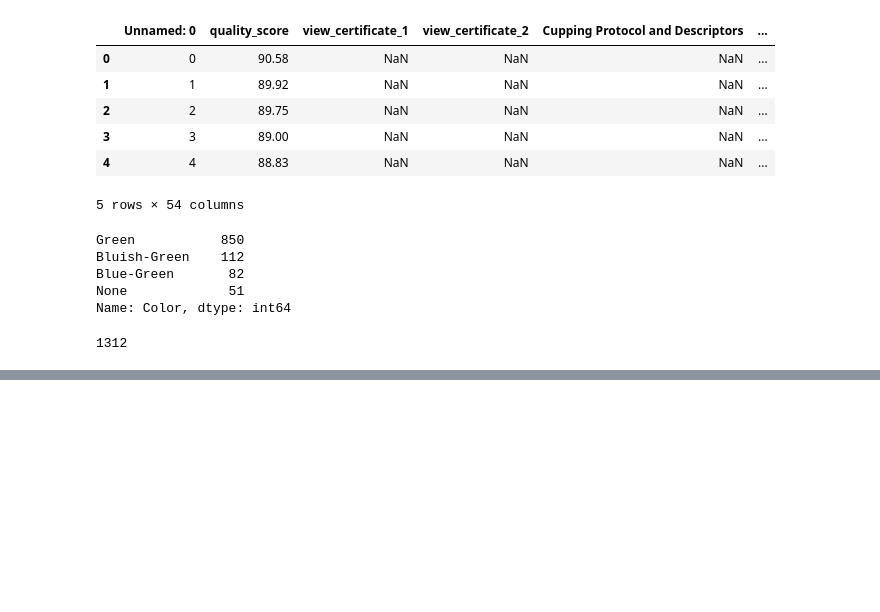
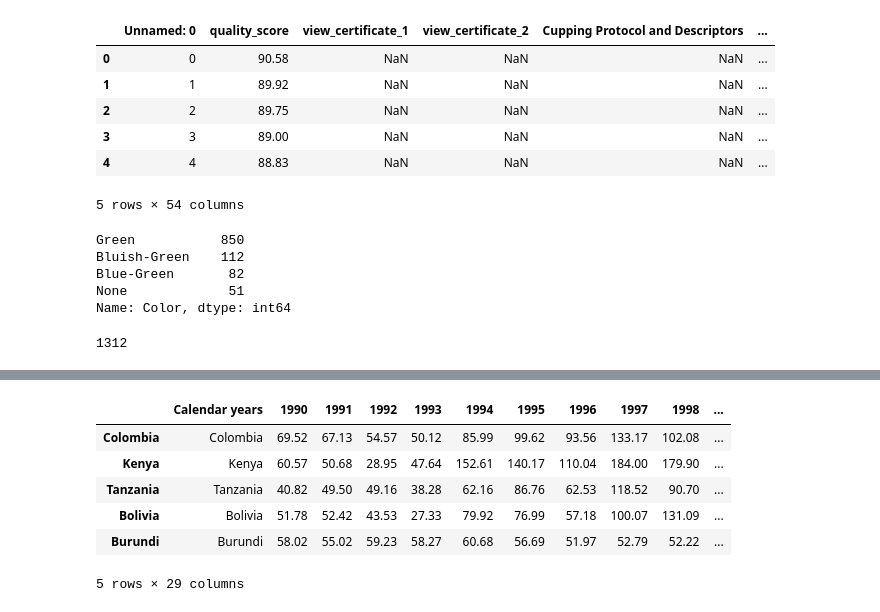
Before and after one commit to kahartman2/coffee_classification, a Jupyter notebook: clean_data.ipynb, the cells around one changed output, grey strips where cells are left out. Saved outputs shown, nothing was run; the diff lists cells and outputs as text; code cells hidden in the pictures; blank space fills up the shorter version.

```diff
--- a/clean_data.ipynb
+++ b/clean_data.ipynb
@@ -210,0 +245,10 @@ Name: Altitude, dtype: object
+# %%
+price_df.head()
+# %% [output]
+|  | Calendar years | 1990 | 1991 | 1992 | 1993 | 1994 | 1995 | 1996 | 1997 | 1998 | ... |
+| Colombia | Colombia | 69.52 | 67.13 | 54.57 | 50.12 | 85.99 | 99.62 | 93.56 | 133.17 | 102.08 | ... |
+| Kenya | Kenya | 60.57 | 50.68 | 28.95 | 47.64 | 152.61 | 140.17 | 110.04 | 184.00 | 179.90 | ... |
+| Tanzania | Tanzania | 40.82 | 49.50 | 49.16 | 38.28 | 62.16 | 86.76 | 62.53 | 118.52 | 90.70 | ... |
+| Bolivia | Bolivia | 51.78 | 52.42 | 43.53 | 27.33 | 79.92 | 76.99 | 57.18 | 100.07 | 131.09 | ... |
+| Burundi | Burundi | 58.02 | 55.02 | 59.23 | 58.27 | 60.68 | 56.69 | 51.97 | 52.79 | 52.22 | ... |
+5 rows × 29 columns
```
Also changed, not shown: parts of 30 cells of this notebook, 3 other files.
